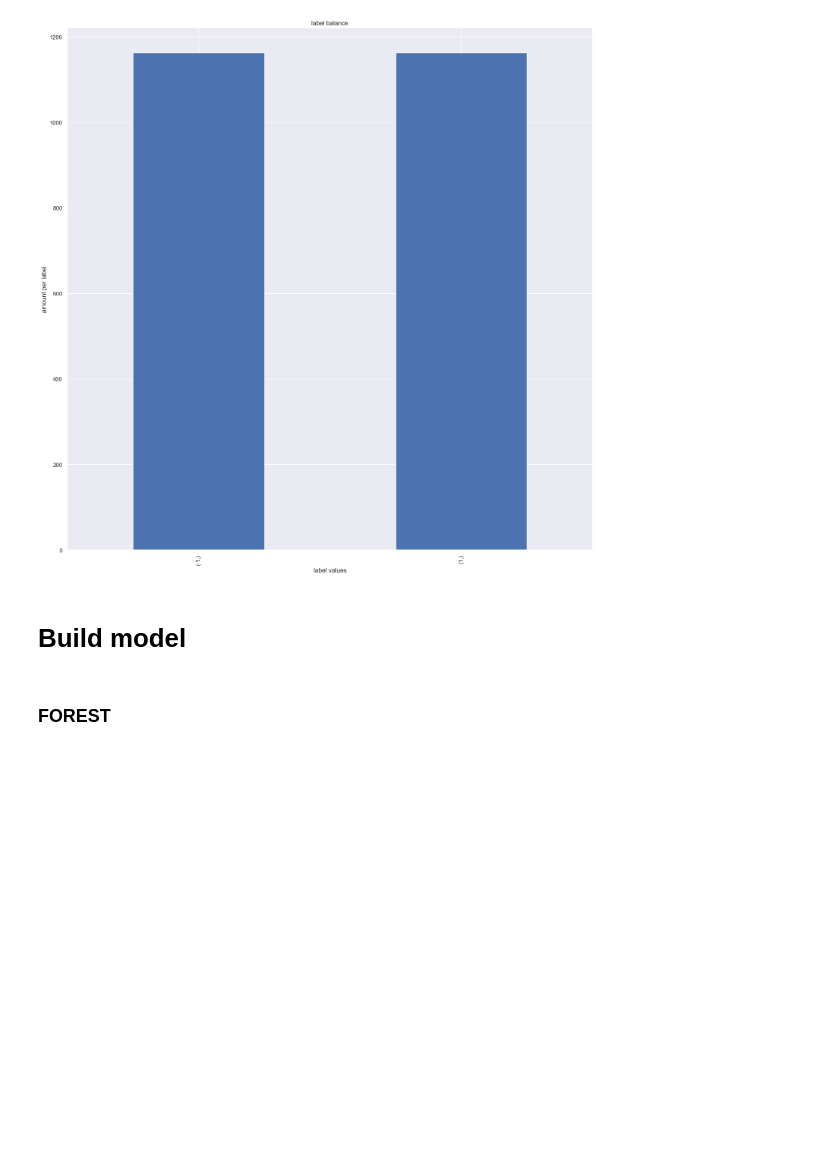
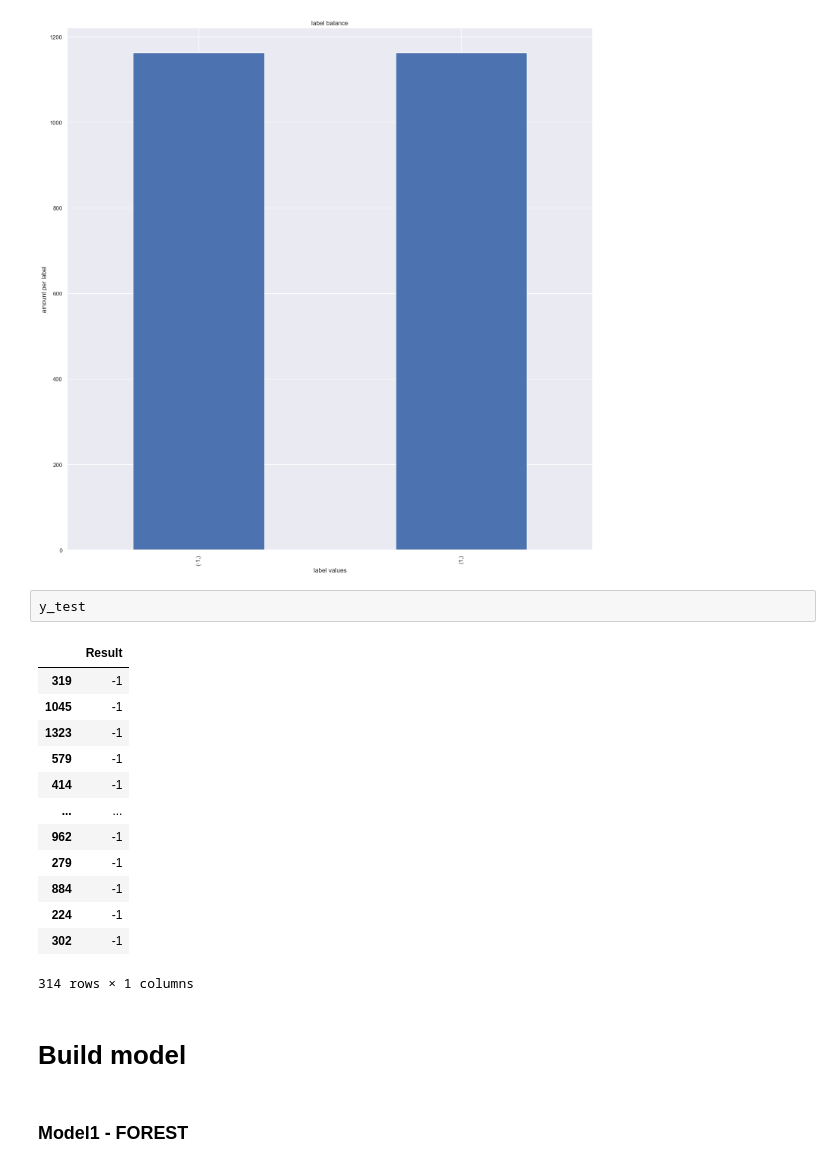
Before and after one commit to ZhitingDu/Machine-Learning, a Jupyter notebook: Secom.ipynb, the cells around one changed output. Cells and saved outputs as stored; diff of their text form; blank space fills up the shorter version.

```diff
--- a/Secom.ipynb
+++ b/Secom.ipynb
@@ -588,10 +589,26 @@ plt.ylabel('amount per label')
 plt.show()
 # %% [output]
 [figure]
+# %%
+y_test
+# %% [output]
+|  | Result |
+| 319 | -1 |
+| 1045 | -1 |
+| 1323 | -1 |
+| 579 | -1 |
+| 414 | -1 |
+| ... | ... |
+| 962 | -1 |
+| 279 | -1 |
+| 884 | -1 |
+| 224 | -1 |
+| 302 | -1 |
+314 rows × 1 columns
 # %% [markdown]
 # Build model
 # %% [markdown]
-### FOREST
+### Model1 - FOREST
 # %%
 from sklearn.metrics import confusion_matrix
 from sklearn.metrics import accuracy_score
```
Also changed, not shown: parts of 21 cells of this notebook.
